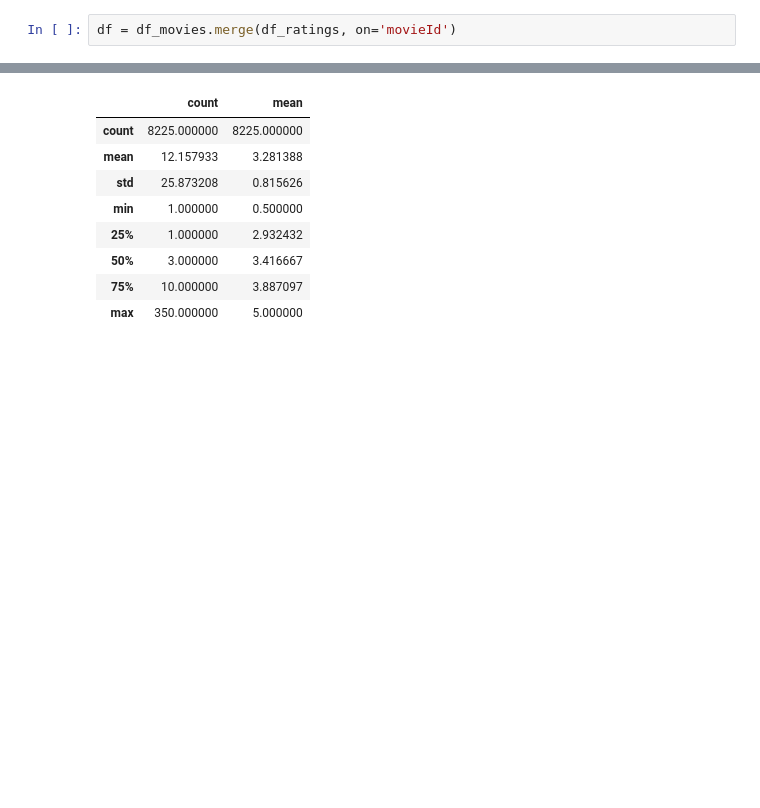
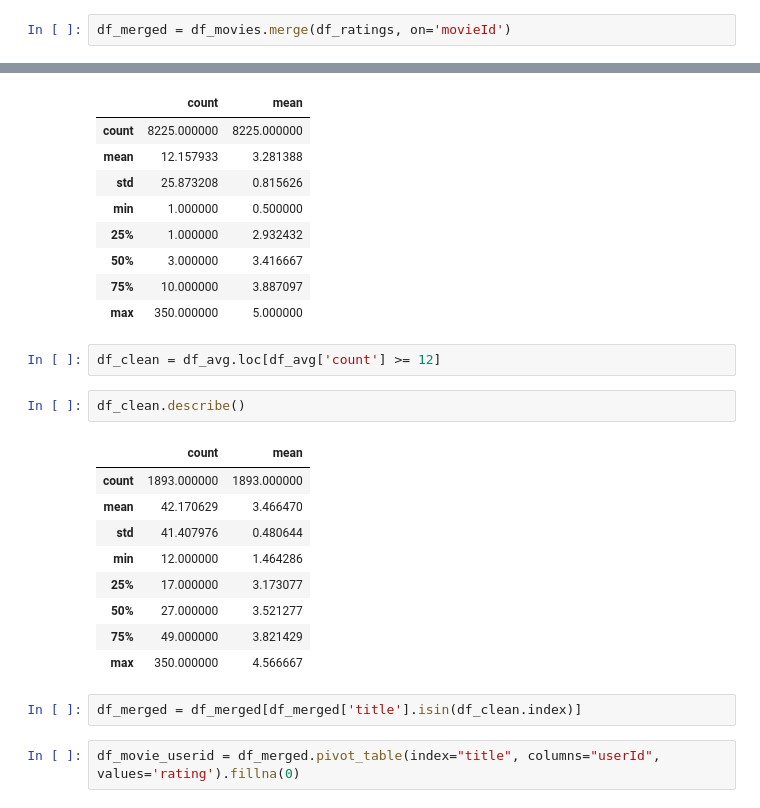
Before and after one commit to SamJSui/TVA_Movie, a Jupyter notebook: TVA_Movie.ipynb, the cells around one changed output, grey strips where cells are left out. Drawn from its saved outputs; the diff is of its cells as text; blank space fills up the shorter version.

```diff
--- a/TVA_Movie.ipynb
+++ b/TVA_Movie.ipynb
@@ -125,7 +144,7 @@ df_ratings.duplicated().any()
 # %% [output]
 False
 # %%
-df = df_movies.merge(df_ratings, on='movieId')
+df_merged = df_movies.merge(df_ratings, on='movieId')
 # %% [markdown]
 Merge the two dataframes to pair unique movie IDs to their designated reviews
 # %% [markdown]
@@ -225,3 +245,21 @@ df_avg.describe()
 | 50% | 3.000000 | 3.416667 |
 | 75% | 10.000000 | 3.887097 |
 | max | 350.000000 | 5.000000 |
+# %%
+df_clean = df_avg.loc[df_avg['count'] >= 12]
+# %%
+df_clean.describe()
+# %% [output]
+|  | count | mean |
+| count | 1893.000000 | 1893.000000 |
+| mean | 42.170629 | 3.466470 |
+| std | 41.407976 | 0.480644 |
+| min | 12.000000 | 1.464286 |
+| 25% | 17.000000 | 3.173077 |
+| 50% | 27.000000 | 3.521277 |
+| 75% | 49.000000 | 3.821429 |
+| max | 350.000000 | 4.566667 |
+# %%
+df_merged = df_merged[df_merged['title'].isin(df_clean.index)]
+# %%
+df_movie_userid = df_merged.pivot_table(index="title", columns="userId", values='rating').fillna(0)
```
Also changed, not shown: parts of 12 cells of this notebook.
